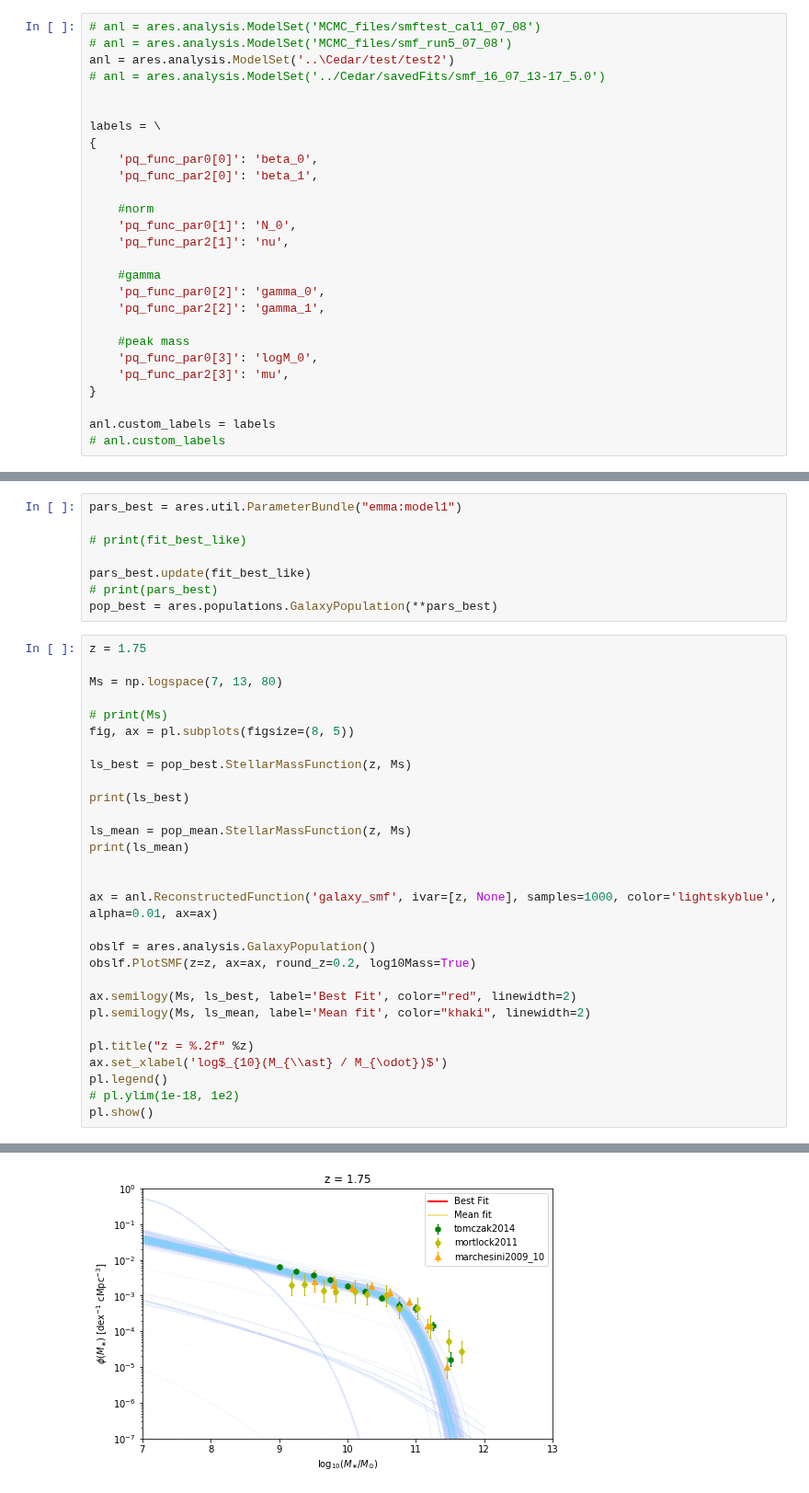
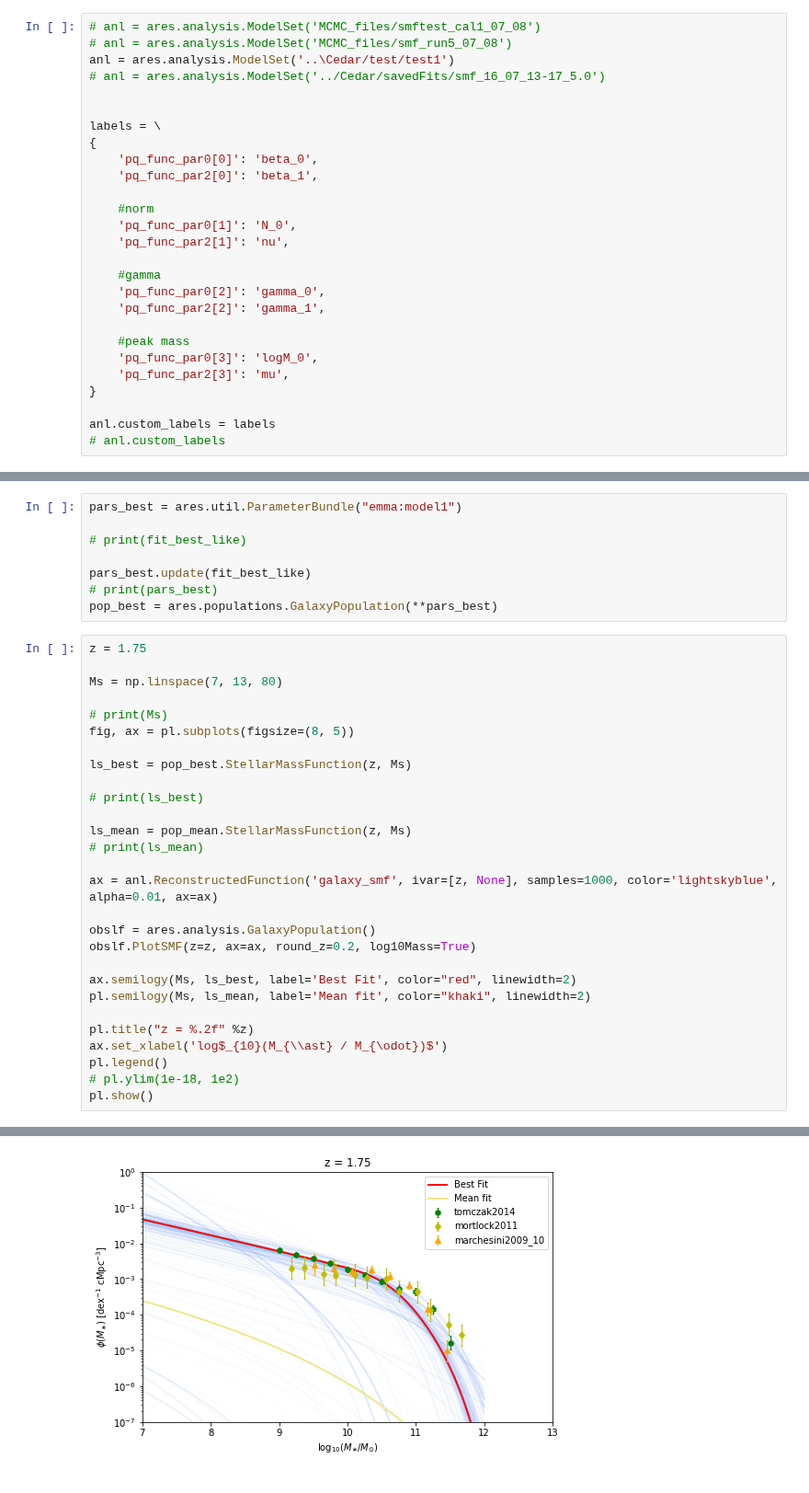
Before and after one commit to eklem1/GalaxySim, a Jupyter notebook: SMF_fit.ipynb, the cells around one changed output, grey strips where cells are left out. Shown at 92% size. Saved outputs shown, nothing was run; the diff lists cells and outputs as text.

Commit message:
a real fit, adding cedar scripts

```diff
--- a/SMF_fit.ipynb
+++ b/SMF_fit.ipynb
@@ -208,7 +191,7 @@ Error, bin(s) out of interpolation
 # %%
 # anl = ares.analysis.ModelSet('MCMC_files/smftest_cal1_07_08')
 # anl = ares.analysis.ModelSet('MCMC_files/smf_run5_07_08')
-anl = ares.analysis.ModelSet('..\Cedar/test/test2')
+anl = ares.analysis.ModelSet('..\Cedar/test/test1')
 # anl = ares.analysis.ModelSet('../Cedar/savedFits/smf_16_07_13-17_5.0')
 
 
@@ -422,18 +391,17 @@ pop_best = ares.populations.GalaxyPopulation(**pars_best)
 # %%
 z = 1.75
 
-Ms = np.logspace(7, 13, 80)
+Ms = np.linspace(7, 13, 80)
 
 # print(Ms)
 fig, ax = pl.subplots(figsize=(8, 5))
 
 ls_best = pop_best.StellarMassFunction(z, Ms)
 
-print(ls_best)
+# print(ls_best)
 
 ls_mean = pop_mean.StellarMassFunction(z, Ms)
-print(ls_mean)
-
+# print(ls_mean)
 
 ax = anl.ReconstructedFunction('galaxy_smf', ivar=[z, None], samples=1000, color='lightskyblue', alpha=0.01, ax=ax)
 
@@ -469,4 +420,4 @@ Error, bin(s) out of interpolation bounds
-[figure, old version]
+[figure, new version]
 # %%
 #looking at good stellar mass range
 
```
Also changed, not shown: parts of 14 cells of this notebook, 10 other files.
